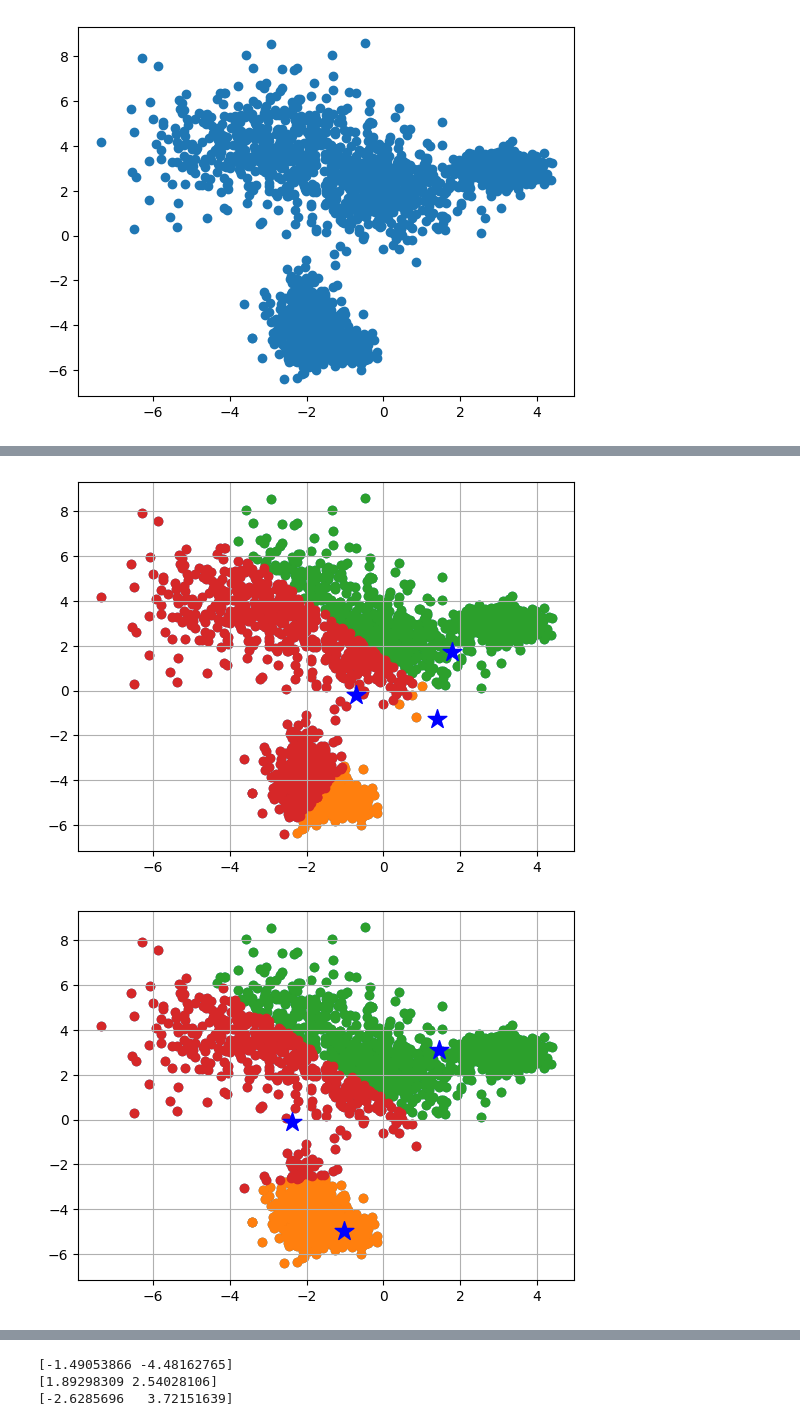
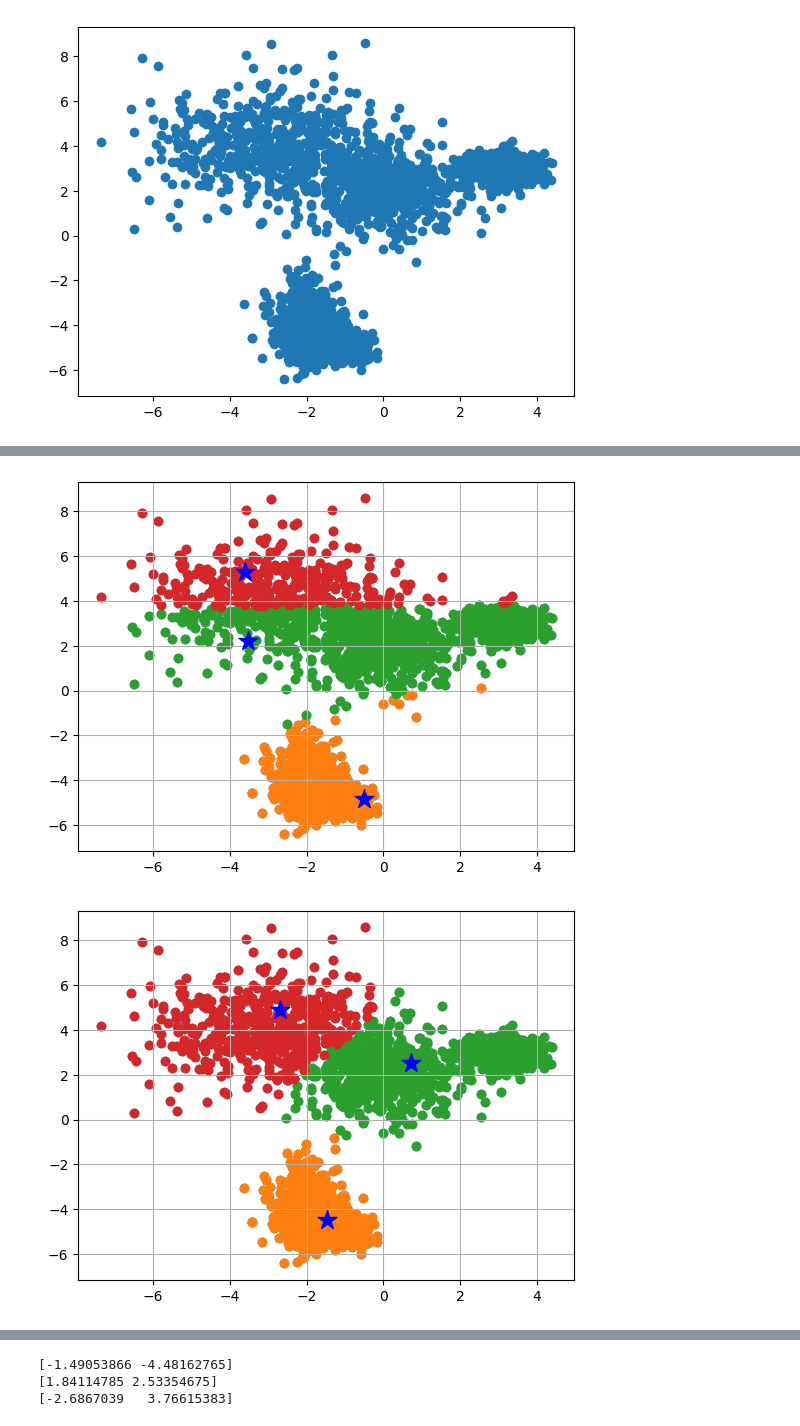
Before and after one commit to 4gn5t/DataAnalysis, a Jupyter notebook: lab6/main.ipynb, the cells around one changed output, grey strips where cells are left out. Drawn from its saved outputs; the diff is of its cells as text; code cells hidden in the pictures.

```diff
--- a/lab6/main.ipynb
+++ b/lab6/main.ipynb
@@ -52,20 +52,3 @@ plt.scatter(x_values, y_values)
 plt.show()
 # %% [output]
 [figure]
-# %%
-k = 3
-
-clusters = {}
-np.random.seed(15)
-
-for idx in range(k):
-    center = 2*(2*np.random.random((x_values.shape[0],))-1)
-    points = []
-    cluster = {
-        'center' : center,
-        'points' : []
-    }
-
-    clusters[idx] = cluster
-
-clusters
@@ -82,7 +54,0 @@ clusters
-# %%
-plt.scatter(x_values, y_values)
-plt.grid(True)
-for i in clusters:
-    center = clusters[i]['center']
-    plt.scatter(center[0], center[1], marker='*', c='red')
-plt.show()
@@ -122,32 +119,42 @@ def plot_clusters(clusters):
         points = np.array(clusters[i]['points'])
         plt.scatter(points[:, 0], points[:, 1])
 
     for i in clusters:
         center = clusters[i]['center']
         plt.scatter(center[0], center[1], marker='*', c='blue', s=200, zorder=10)
 
     plt.show()
 
+clusters = {}
+k = 3
+np.random.seed(0)
+random_indices = np.random.choice(len(x_values), k, replace=False)
+for i, idx in enumerate(random_indices):
+    clusters[i] = {
+        'center': np.array([x_values[idx], y_values[idx]]),
+        'points': []
+    }
+
 clusters = assign_points_to_clusters(clusters, x_values, y_values)
 plot_clusters(clusters)
 
 for i in range(11):
     clusters = update_clusters(clusters)
     clusters = assign_points_to_clusters(clusters, x_values, y_values)
     plot_clusters(clusters)
 
 for i in clusters:
     print(clusters[i]['center'])
 
 plt.scatter(x_values, y_values)
 plt.grid(True)
 
 for i in clusters:
     center = clusters[i]['center']
     plt.scatter(center[0], center[1], marker='*', c='blue', s=200, zorder=10)
     points = np.array(clusters[i]['points'])
     plt.scatter(points[:, 0], points[:, 1])
 plt.show()
 # %% [output]
-[figure, old version]
+[figure, new version]
-[figure, old version]
+[figure, new version]
@@ -164,3 +171,3 @@ plt.show()
 [-1.49053866 -4.48162765]
-[1.89298309 2.54028106]
-[-2.6285696   3.72151639]
+[1.84114785 2.53354675]
+[-2.6867039   3.76615383]
```
Also changed, not shown: parts of 6 cells of this notebook.
